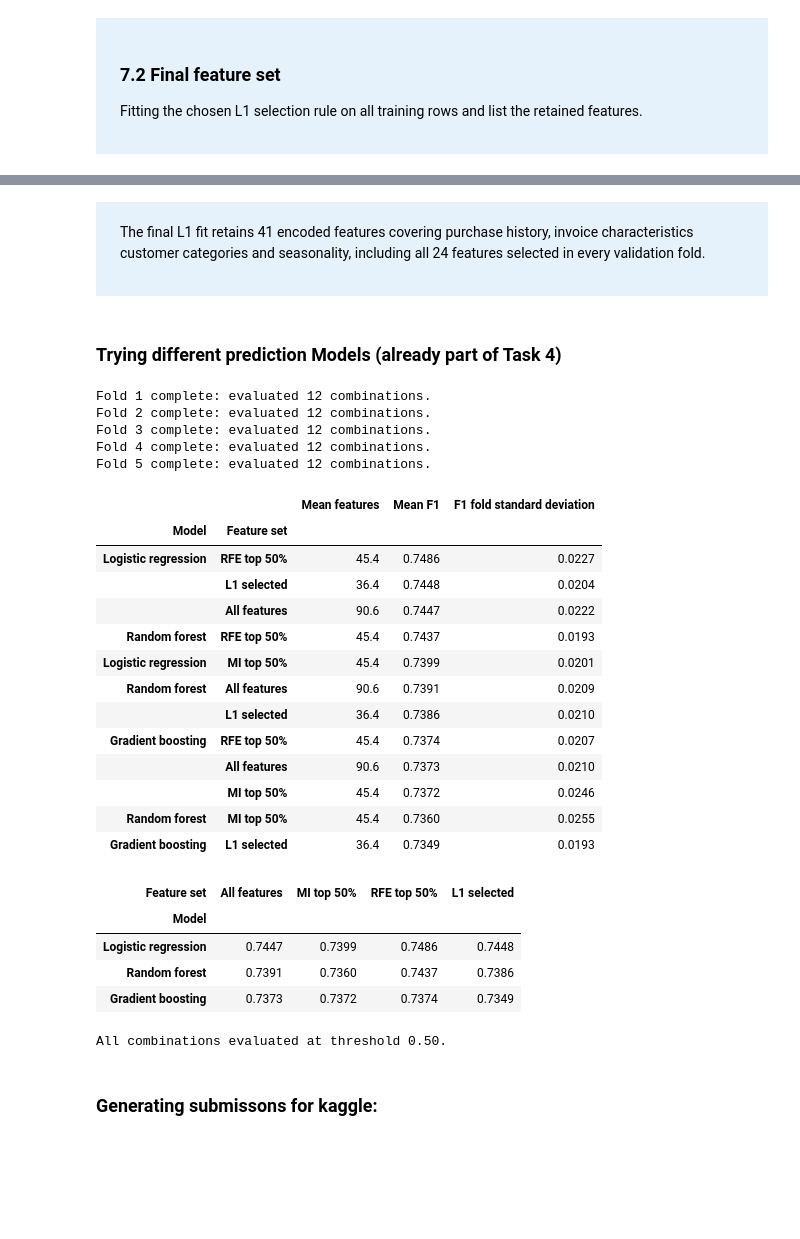
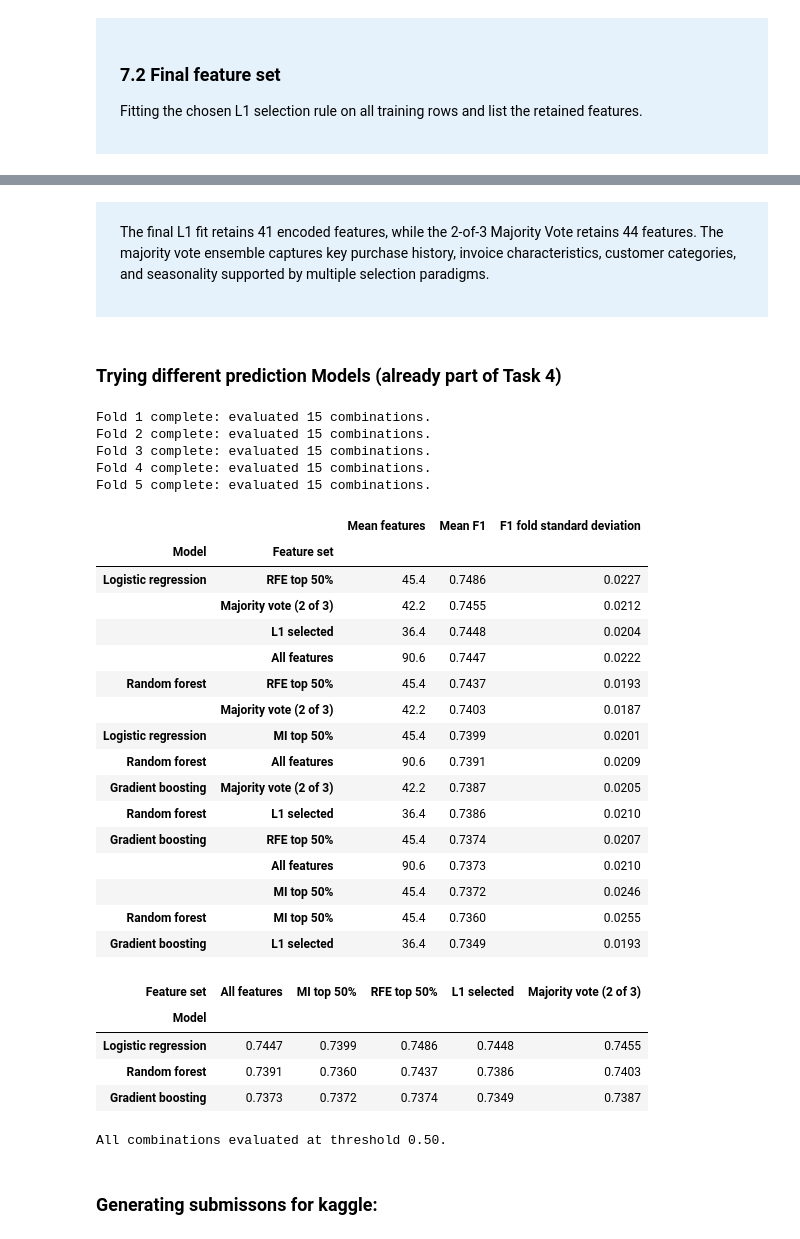
Before and after one commit to Chanti55/Machine_Learning_Group30, a Jupyter notebook: task3_v1.ipynb, the cells around one changed output, grey strips where cells are left out. Drawn from its saved outputs; the diff is of its cells as text; code cells hidden in the pictures; blank space fills up the shorter version.

```diff
--- a/task3_v1.ipynb
+++ b/task3_v1.ipynb
@@ -980,6 +1142,6 @@ Final selected features: 41
 # %% [markdown]
 <div style="background-color:#e6f2fb; padding:20px 24px; border-radius:0;">
-<p>The final L1 fit retains 41 encoded features covering purchase history, invoice characteristics customer categories and seasonality, including all 24 features selected in every validation fold. </p>
+<p>The final L1 fit retains 41 encoded features, while the 2-of-3 Majority Vote retains 44 features. The majority vote ensemble captures key purchase history, invoice characteristics, customer categories, and seasonality supported by multiple selection paradigms.</p>
 </div>
 # %% [markdown]
 ### Trying different prediction Models (already part of Task 4)
@@ -1052,11 +1214,20 @@ for fold, (trainidx, validx) in enumerate(splits, start=1):
     if len(l1_indices) == 0:
         raise ValueError(f"L1 selected no features in fold {fold}.")
 
+    # 2-of-3 Majority Vote: combine MI, RFE, and L1
+    vote_mask = (
+        np.isin(np.arange(n_features), mi_indices).astype(int)
+        + rfe_selector.support_.astype(int)
+        + (np.abs(l1_selector.coef_[0]) > 1e-8).astype(int)
+    ) >= 2
+    vote_indices = np.flatnonzero(vote_mask)
+
     feature_sets = {
         "All features": np.arange(n_features),
         "MI top 50%": mi_indices,
         "RFE top 50%": np.flatnonzero(rfe_selector.support_),
         "L1 selected": l1_indices,
+        "Majority vote (2 of 3)": vote_indices,
     }
 
     # Use identical feature subsets for all classifiers in this fold.
@@ -1080,7 +1251,7 @@ for fold, (trainidx, validx) in enumerate(splits, start=1):
                 "F1": fold_f1,
             })
 
-    print(f"Fold {fold} complete: evaluated 12 combinations.")
+    print(f"Fold {fold} complete: evaluated {len(feature_sets) * len(prediction_models)} combinations.")
 
 # Keep individual fold results for later inspection.
 model_feature_results = pd.DataFrame(model_feature_rows)
@@ -1101,45 +1272,54 @@ model_feature_comparison = (
     .sort_values("Mean F1", ascending=False)
 )
 
 display(model_feature_comparison.round(4))
 
 # Compact view of how each classifier responds to feature selection.
 f1_matrix = (
     model_feature_comparison["Mean F1"]
     .unstack("Feature set")
     .reindex(
         index=list(prediction_models),
-        columns=["All features", "MI top 50%", "RFE top 50%", "L1 selected"],
+        columns=[
+            "All features",
+            "MI top 50%",
+            "RFE top 50%",
+            "L1 selected",
+            "Majority vote (2 of 3)",
+        ],
     )
 )
 
 display(f1_matrix.round(4))
 print(f"All combinations evaluated at threshold {THRESHOLD:.2f}.")
 # %% [output]
-Fold 1 complete: evaluated 12 combinations.
-Fold 2 complete: evaluated 12 combinations.
-Fold 3 complete: evaluated 12 combinations.
-Fold 4 complete: evaluated 12 combinations.
-Fold 5 complete: evaluated 12 combinations.
+Fold 1 complete: evaluated 15 combinations.
+Fold 2 complete: evaluated 15 combinations.
+Fold 3 complete: evaluated 15 combinations.
+Fold 4 complete: evaluated 15 combinations.
+Fold 5 complete: evaluated 15 combinations.
 |  |  | Mean features | Mean F1 | F1 fold standard deviation |
 | Model | Feature set |  |  |  |
 | Logistic regression | RFE top 50% | 45.4 | 0.7486 | 0.0227 |
+|  | Majority vote (2 of 3) | 42.2 | 0.7455 | 0.0212 |
 |  | L1 selected | 36.4 | 0.7448 | 0.0204 |
 |  | All features | 90.6 | 0.7447 | 0.0222 |
 | Random forest | RFE top 50% | 45.4 | 0.7437 | 0.0193 |
+|  | Majority vote (2 of 3) | 42.2 | 0.7403 | 0.0187 |
 | Logistic regression | MI top 50% | 45.4 | 0.7399 | 0.0201 |
 | Random forest | All features | 90.6 | 0.7391 | 0.0209 |
-|  | L1 selected | 36.4 | 0.7386 | 0.0210 |
+| Gradient boosting | Majority vote (2 of 3) | 42.2 | 0.7387 | 0.0205 |
+| Random forest | L1 selected | 36.4 | 0.7386 | 0.0210 |
 | Gradient boosting | RFE top 50% | 45.4 | 0.7374 | 0.0207 |
 |  | All features | 90.6 | 0.7373 | 0.0210 |
 |  | MI top 50% | 45.4 | 0.7372 | 0.0246 |
 | Random forest | MI top 50% | 45.4 | 0.7360 | 0.0255 |
 | Gradient boosting | L1 selected | 36.4 | 0.7349 | 0.0193 |
-| Feature set | All features | MI top 50% | RFE top 50% | L1 selected |
-| Model |  |  |  |  |
-| Logistic regression | 0.7447 | 0.7399 | 0.7486 | 0.7448 |
-| Random forest | 0.7391 | 0.7360 | 0.7437 | 0.7386 |
-| Gradient boosting | 0.7373 | 0.7372 | 0.7374 | 0.7349 |
+| Feature set | All features | MI top 50% | RFE top 50% | L1 selected | Majority vote (2 of 3) |
+| Model |  |  |  |  |  |
+| Logistic regression | 0.7447 | 0.7399 | 0.7486 | 0.7448 | 0.7455 |
+| Random forest | 0.7391 | 0.7360 | 0.7437 | 0.7386 | 0.7403 |
+| Gradient boosting | 0.7373 | 0.7372 | 0.7374 | 0.7349 | 0.7387 |
 All combinations evaluated at threshold 0.50.
 # %% [markdown]
 ### Generating submissons for kaggle:
```
Also changed, not shown: parts of 11 cells of this notebook.
